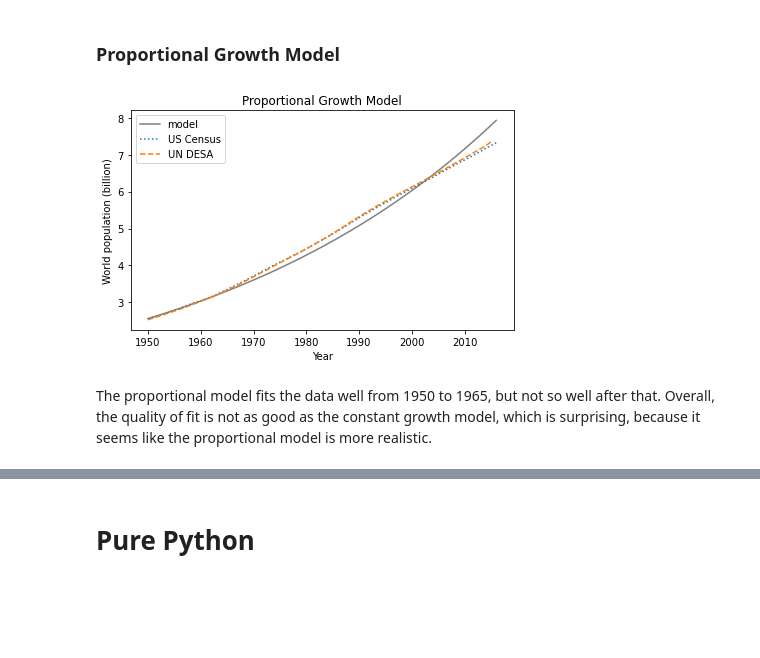
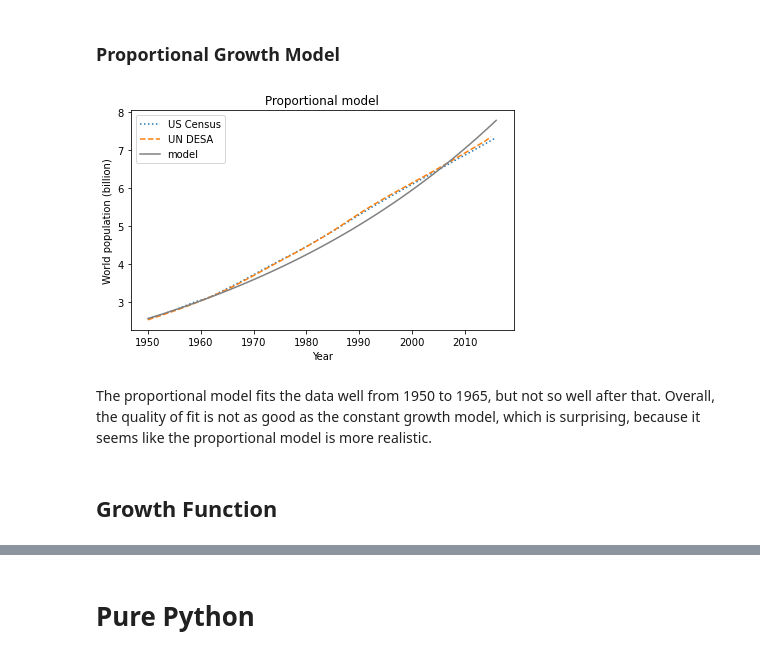
Before and after one commit to mgino11/Simulation_Modeling, a Jupyter notebook: Discussions/World_Population.ipynb, the cells around one changed output, grey strips where cells are left out. Drawn from its saved outputs; the diff is of its cells as text; code cells hidden in the pictures; blank space fills up the shorter version.

```diff
--- a/Discussions/World_Population.ipynb
+++ b/Discussions/World_Population.ipynb
@@ -106,5 +112,8 @@ decorate(title='Constant Growth Model')
 # %% [markdown]
 ### Proportional Growth Model
+# %%
+system.death_rate = 0.01
+system.birth_rate = 0.027
 # %%
 def run_simulation2(system):
     results = TimeSeries()
@@ -116,15 +125,12 @@ def run_simulation2(system):
         results[t+1] = results[t] + births - deaths
 
     return results
-# %%
-system.death_rate = 7.7 / 1000
-system.birth_rate = 25 / 1000
-# %%
-results2 = run_simulation2(system)
-results2.plot(label='model', color='gray')
-plot_estimates()
-decorate(title='Proportional Growth Model')
-# %% [output]
-[figure, removed]
+# %%
+results = run_simulation2(system)
+plot_results(census, un, results, 'Proportional model')
+# %% [output]
+[figure, added]
 # %% [markdown]
 The proportional model fits the data well from 1950 to 1965, but not so well after that. Overall, the quality of fit is not as good as the constant growth model, which is surprising, because it seems like the proportional model is more realistic.
+# %% [markdown]
+## Growth Function
```
Also changed, not shown: parts of 18 cells of this notebook, 1 other file.
